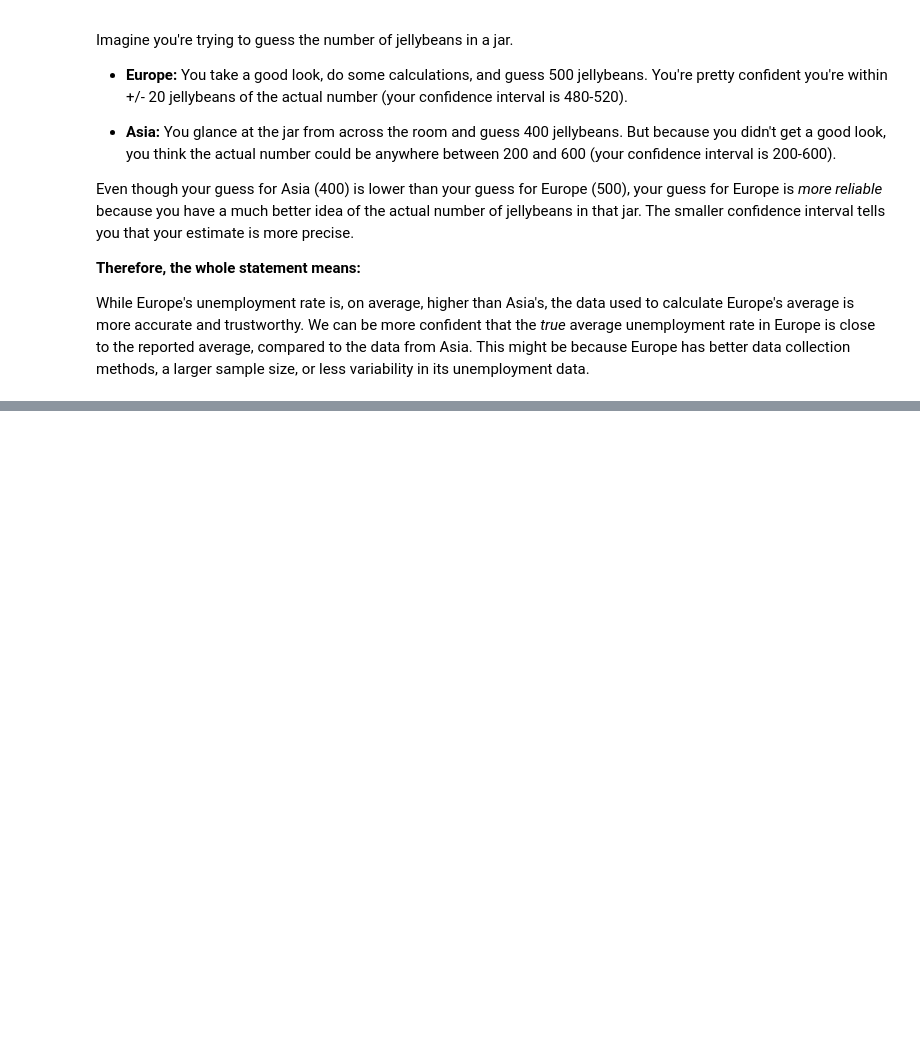
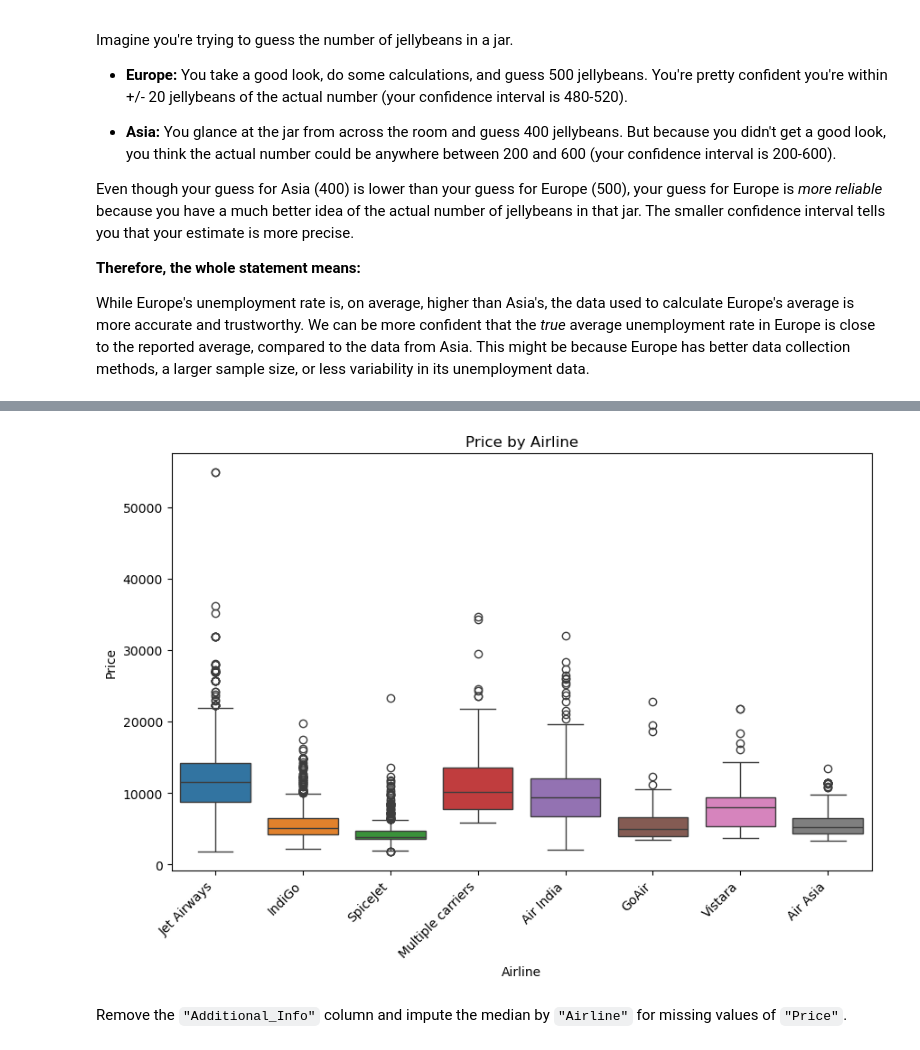
Before and after one commit to aziscript/Python-for-data-analysis, a Jupyter notebook: EDAinPython.ipynb, the cells around one changed output, grey strips where cells are left out. Saved outputs shown, nothing was run; the diff lists cells and outputs as text; code cells hidden in the pictures; blank space fills up the shorter version.

```diff
--- a/EDAinPython.ipynb
+++ b/EDAinPython.ipynb
@@ -398,0 +414,3 @@ While Europe's unemployment rate is, on average, higher than Asia's, the data us
+# %%
+planes = pd.read_csv('planes.csv')
+planes.head()
@@ -398,0 +447,5 @@ While Europe's unemployment rate is, on average, higher than Asia's, the data us
+# %%
+# Calculate the total number of observations in the DataFrame
+total_observations = len(planes)
+
+total_observations
@@ -398,0 +454,5 @@ While Europe's unemployment rate is, on average, higher than Asia's, the data us
+# %%
+# Calculate five percent of the total observations
+threshold = total_observations * 0.05
+
+threshold
@@ -398,0 +463,12 @@ While Europe's unemployment rate is, on average, higher than Asia's, the data us
+# %%
+# The code identifies columns that have a relatively small number of missing values (less than or equal to the threshold).
+# Then, it drops any rows that contain missing values in any of those selected columns.
+# Columns themselves are not dropped. Only rows are dropped.
+
+# Create a filter
+cols_to_drop = planes.columns[planes.isna().sum() <= threshold]
+
+# Drop missing values for columns below the threshold
+planes.dropna(subset=cols_to_drop, inplace=True)
+
+print(planes.isna().sum())
@@ -398,0 +510,21 @@ While Europe's unemployment rate is, on average, higher than Asia's, the data us
+# %%
+# Adjust figure size if needed
+plt.figure(figsize=(10, 6))
+
+# Create a box plot of Price by Airline
+g=sns.boxplot(data=planes,
+            x='Airline',
+            y='Price',
+            hue='Airline')
+
+# Add title
+g.set_title('Price by Airline')
+plt.xticks(rotation=45, ha='right')  # Rotate labels 45 degrees, adjust angle as needed
+# plt.tight_layout()  # Adjust plot parameters to make room for rotated labels
+
+# plt.xticks(rotation=45, ha='right')
+plt.show()
+# %% [output]
+[figure, added]
+# %% [markdown]
+Remove the `"Additional_Info"` column and impute the median by `"Airline"` for missing values of `"Price"`.
```
Also changed, not shown: parts of 34 cells of this notebook.
